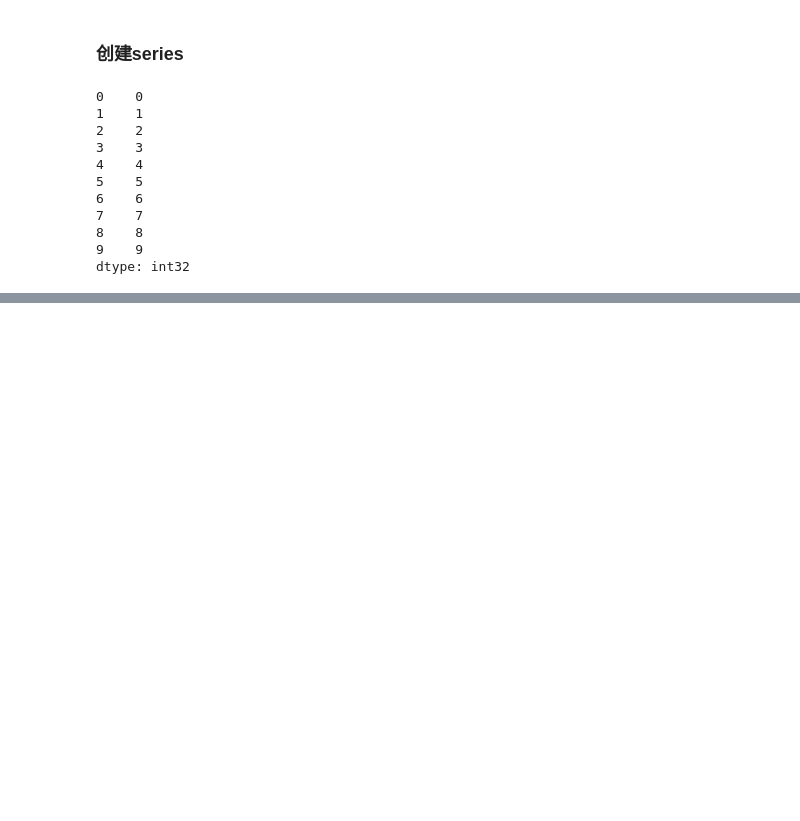
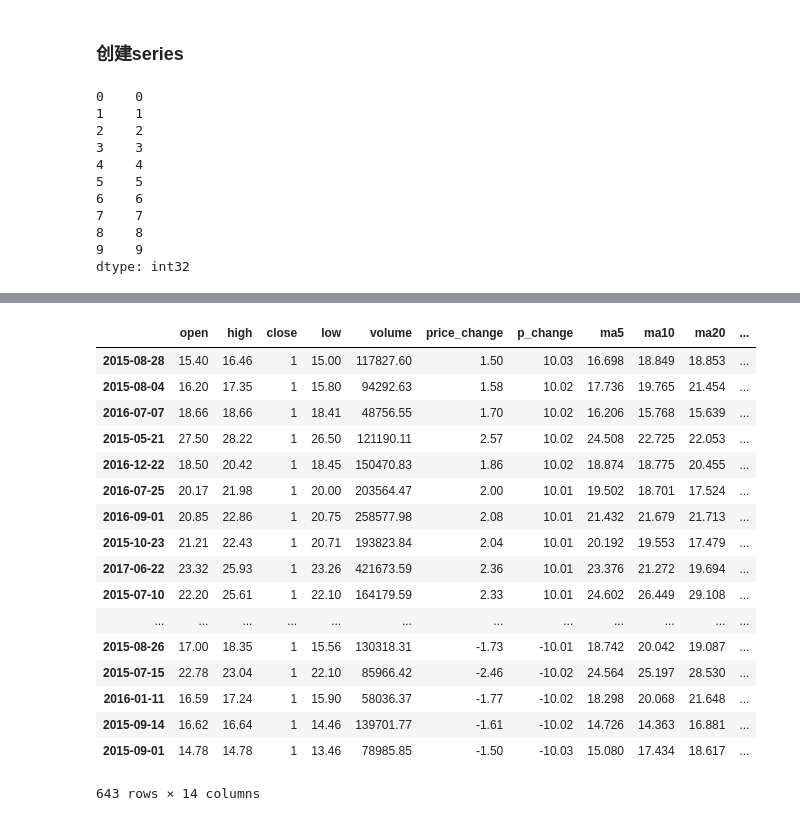
Before and after one commit to lzc978/My_MachineLearning, a Jupyter notebook: Jupyter Notebook Sklearn_MLAlgorithm/pandas_train.ipynb, the cells around one changed output, grey strips where cells are left out. Drawn from its saved outputs; the diff is of its cells as text; code cells hidden in the pictures; blank space fills up the shorter version.

```diff
--- a/Jupyter Notebook Sklearn_MLAlgorithm/pandas_train.ipynb
+++ b/Jupyter Notebook Sklearn_MLAlgorithm/pandas_train.ipynb
@@ -362,0 +507,23 @@ NameError: name 'index' is not defined
+# %%
+# 按照涨跌幅大小进行排序 , 使用ascending指定按照大小排序
+data = data.sort_values(by='p_change', ascending=False)
+data
+# %% [output]
+|  | open | high | close | low | volume | price_change | p_change | ma5 | ma10 | ma20 | ... |
+| 2015-08-28 | 15.40 | 16.46 | 1 | 15.00 | 117827.60 | 1.50 | 10.03 | 16.698 | 18.849 | 18.853 | ... |
+| 2015-08-04 | 16.20 | 17.35 | 1 | 15.80 | 94292.63 | 1.58 | 10.02 | 17.736 | 19.765 | 21.454 | ... |
+| 2016-07-07 | 18.66 | 18.66 | 1 | 18.41 | 48756.55 | 1.70 | 10.02 | 16.206 | 15.768 | 15.639 | ... |
+| 2015-05-21 | 27.50 | 28.22 | 1 | 26.50 | 121190.11 | 2.57 | 10.02 | 24.508 | 22.725 | 22.053 | ... |
+| 2016-12-22 | 18.50 | 20.42 | 1 | 18.45 | 150470.83 | 1.86 | 10.02 | 18.874 | 18.775 | 20.455 | ... |
+| 2016-07-25 | 20.17 | 21.98 | 1 | 20.00 | 203564.47 | 2.00 | 10.01 | 19.502 | 18.701 | 17.524 | ... |
+| 2016-09-01 | 20.85 | 22.86 | 1 | 20.75 | 258577.98 | 2.08 | 10.01 | 21.432 | 21.679 | 21.713 | ... |
+| 2015-10-23 | 21.21 | 22.43 | 1 | 20.71 | 193823.84 | 2.04 | 10.01 | 20.192 | 19.553 | 17.479 | ... |
+| 2017-06-22 | 23.32 | 25.93 | 1 | 23.26 | 421673.59 | 2.36 | 10.01 | 23.376 | 21.272 | 19.694 | ... |
+| 2015-07-10 | 22.20 | 25.61 | 1 | 22.10 | 164179.59 | 2.33 | 10.01 | 24.602 | 26.449 | 29.108 | ... |
+| ... | ... | ... | ... | ... | ... | ... | ... | ... | ... | ... | ... |
+| 2015-08-26 | 17.00 | 18.35 | 1 | 15.56 | 130318.31 | -1.73 | -10.01 | 18.742 | 20.042 | 19.087 | ... |
+| 2015-07-15 | 22.78 | 23.04 | 1 | 22.10 | 85966.42 | -2.46 | -10.02 | 24.564 | 25.197 | 28.530 | ... |
+| 2016-01-11 | 16.59 | 17.24 | 1 | 15.90 | 58036.37 | -1.77 | -10.02 | 18.298 | 20.068 | 21.648 | ... |
+| 2015-09-14 | 16.62 | 16.64 | 1 | 14.46 | 139701.77 | -1.61 | -10.02 | 14.726 | 14.363 | 16.881 | ... |
+| 2015-09-01 | 14.78 | 14.78 | 1 | 13.46 | 78985.85 | -1.50 | -10.03 | 15.080 | 17.434 | 18.617 | ... |
+643 rows × 14 columns
```
Also changed, not shown: parts of 63 cells of this notebook.
